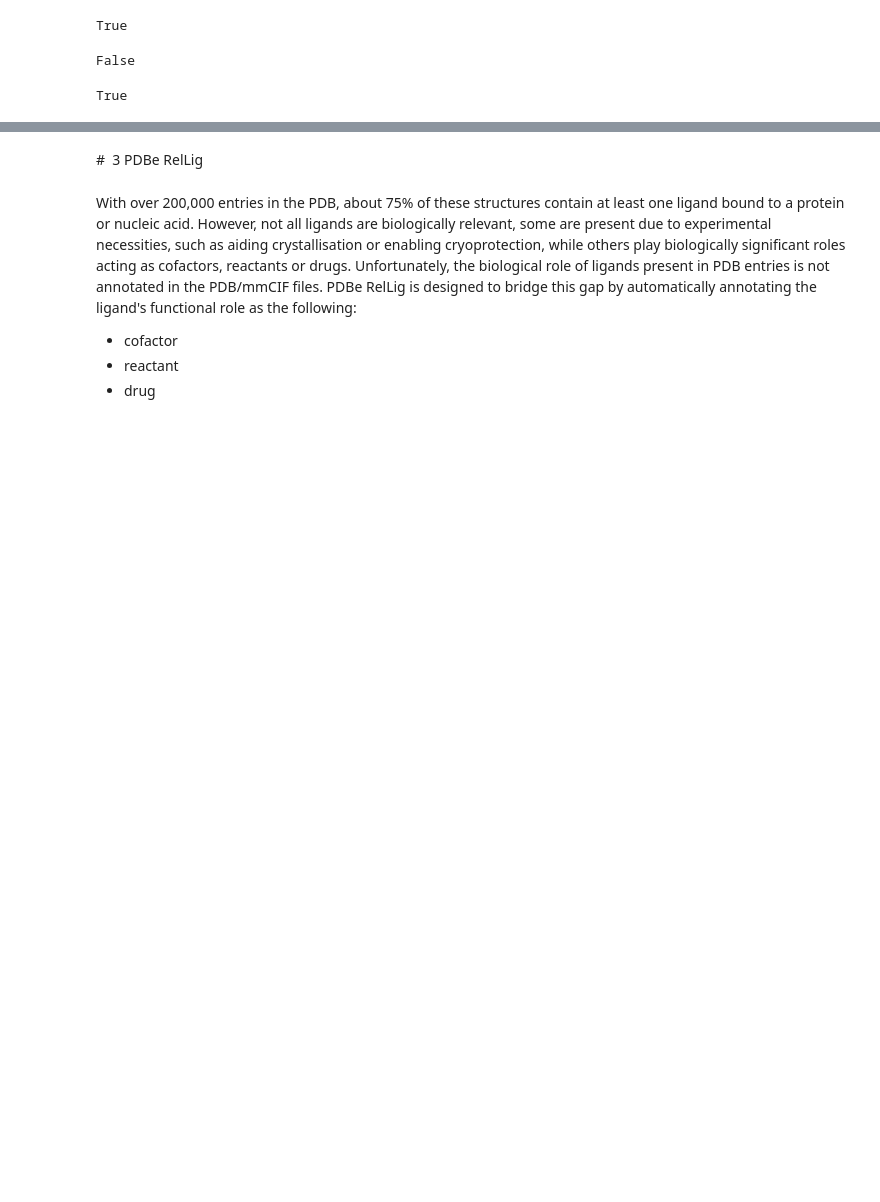
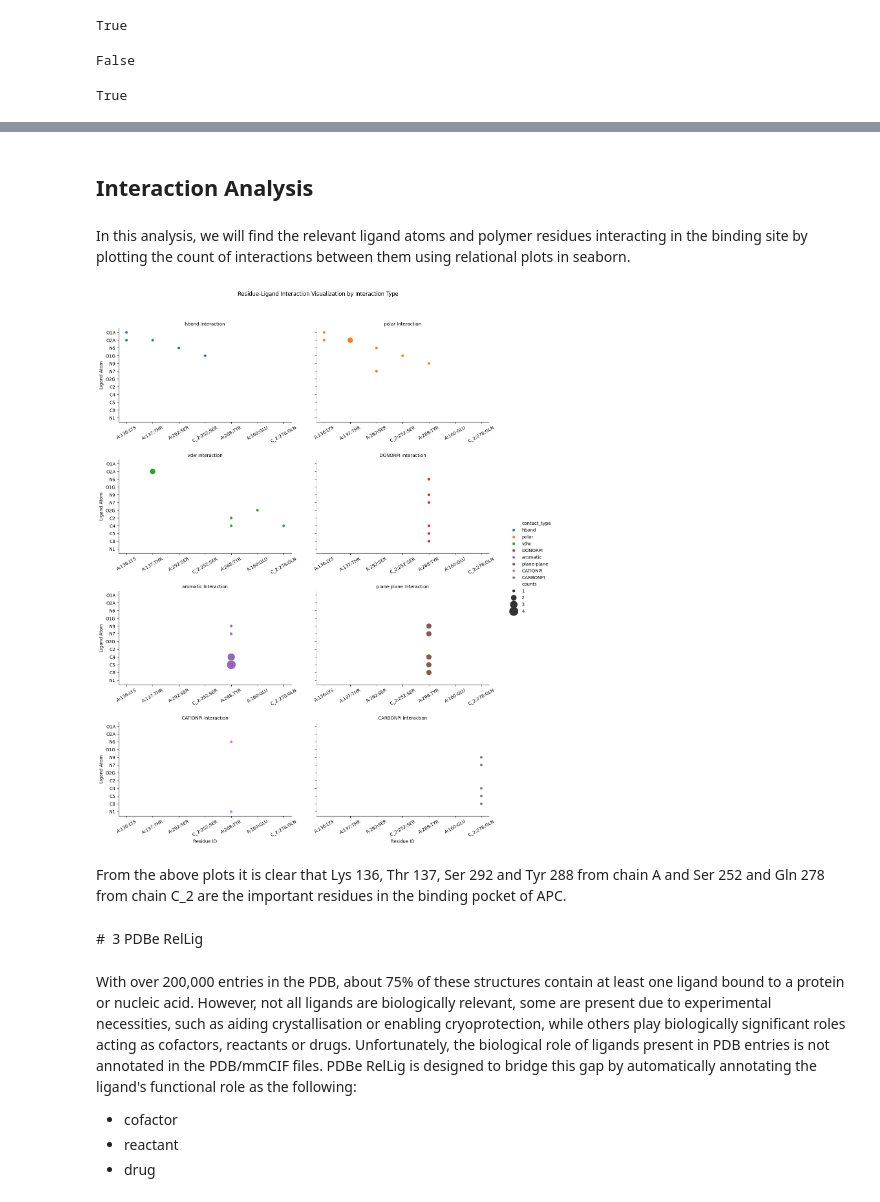
Before and after one commit to PDBeurope/pdbe-notebooks, a Jupyter notebook: pdbe_ligands_tutorials/PDBe_ligand_tools.ipynb, the cells around one changed output, grey strips where cells are left out. Saved outputs shown, nothing was run; the diff lists cells and outputs as text; code cells hidden in the pictures; blank space fills up the shorter version.

```diff
--- a/pdbe_ligands_tutorials/PDBe_ligand_tools.ipynb
+++ b/pdbe_ligands_tutorials/PDBe_ligand_tools.ipynb
@@ -961,3 +956,64 @@ pdb_interactions_df[(pdb_interactions_df["bm_id"]=="bm_1") & (pdb_interactions_d
+# %% [markdown]
+## Interaction Analysis
+# %% [markdown]
+In this analysis, we will find the relevant ligand atoms and polymer residues interacting in the binding site by plotting the count of interactions between them using relational plots in seaborn.
+# %%
+ignore = ["proximal", "vdw_clash", "weak_hbond", "weak_polar"] ## list of contact-types to ignore
+bm_id = "bm_1"
+selected_interaction_types = ["INTER"] #list of interaction types to include
+bm_intx = pdb_interactions_df.loc[(pdb_interactions_df["bm_id"] == bm_id) &
+                                  (pdb_interactions_df["interacting_entities"].isin(selected_interaction_types)) &
+                                  (~pdb_interactions_df["contact_type"].isin(ignore))]
+bm_intx_copy = bm_intx[["auth_atom_id_1", "auth_asym_id_2", "auth_seq_id_2", "label_comp_id_2", "auth_atom_id_2", "contact_type"]].copy()
+bm_intx_copy.replace(["FF", "OF", "EE", "FT", "OT", "ET", "FE", "OE", "EF"], "plane-plane", inplace=True) #
+bm_intx_copy["residue_id_2"] = bm_intx_copy.apply(lambda row: f"{row['auth_asym_id_2']}:{row['auth_seq_id_2']}:{row['label_comp_id_2']}", axis=1)
+bm_intx_copy["auth_atom_id_1_list"] = bm_intx_copy["auth_atom_id_1"].str.split(',')
+bm_intx_expanded = bm_intx_copy.explode("auth_atom_id_1_list")
+bm_intx_expanded_group = bm_intx_expanded.groupby(by=["residue_id_2", "auth_atom_id_1_list", 'contact_type']).size().reset_index(name='counts')
+# %%
+# Generate a relational-plot of ligand atom-amino acid interactions
+facet_height = 4
+facet_aspect = 1.2
+col_wrap = 2
+num_facets = bm_intx_expanded_group['contact_type'].nunique()
+
+fig_width = (col_wrap * facet_height * facet_aspect) + 5
+fig_height = (num_facets // col_wrap + (num_facets % col_wrap > 0)) * facet_height
+
+
+g = sns.relplot(
+    data=bm_intx_expanded_group,
+    x="residue_id_2",
+    y="auth_atom_id_1_list",
+    hue="contact_type",
+    size = "counts",
+    sizes=(40,400),
+    col="contact_type",
+    col_wrap=col_wrap,
+    height=facet_height,
+    aspect=facet_aspect
+)
+# Set x-axis label for all facets
+g.set_axis_labels("Residue ID", "Ligand Atom")
+g.set_titles("{col_name} Interaction")
+g.fig.suptitle("Residue-Ligand Interaction Visualization by Interaction Type", y=1.05)
+g.fig.subplots_adjust(hspace=0.4)
+
+# Set xticks for all facets
+for ax in g.axes.flat:
+    ax.tick_params(axis='x', which='both', bottom=True, top=False, labelbottom=True)
+    for label in ax.get_xticklabels():
+      label.set_rotation(30)  # Rotate x-ticks by 30 degrees (adjust as needed)
+
+
+# Set the calculated figure size
+g.fig.set_size_inches(fig_width, fig_height)
+
+plt.show()
+# %% [output]
+[figure, added]
+# %% [markdown]
+From the above plots it is clear that Lys 136, Thr 137, Ser 292 and Tyr 288 from chain A and Ser 252 and Gln 278 from chain C_2 are the important residues in the binding pocket of APC.
 # %% [markdown]
 #&nbsp; 3 PDBe RelLig
 # %% [markdown]
```
Also changed, not shown: parts of 60 cells of this notebook.
